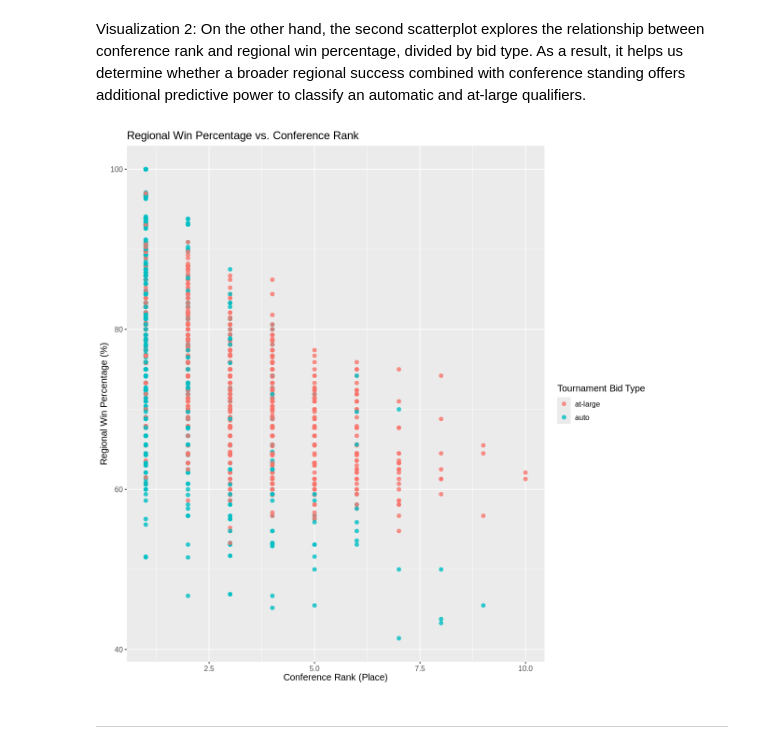
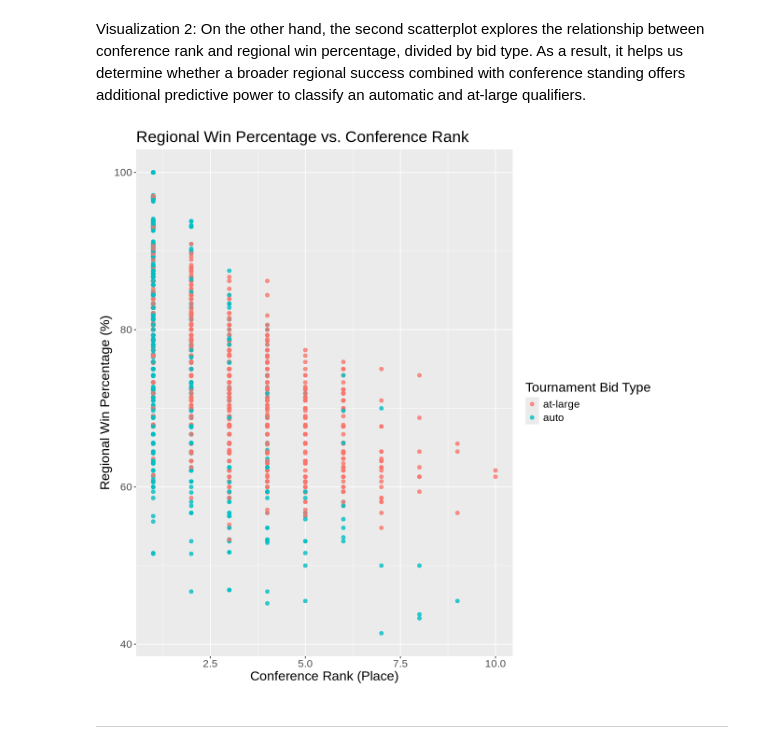
Before and after one commit to cynthyal/dsci-100-project-cynthya-lou, a Jupyter notebook: dsci-100-project-notebook.ipynb, the cells around one changed output. Cells and saved outputs as stored; diff of their text form; code cells hidden in the pictures.

```diff
--- a/dsci-100-project-notebook.ipynb
+++ b/dsci-100-project-notebook.ipynb
@@ -354,15 +354,15 @@ Visualization 2: On the other hand, the second scatterplot explores the relation
 # %%
 relation_plot2_bid_data <- bid_data |>
                             ggplot(aes(x = conf_rank, y = reg_wins_pct, color = bid)) +
   geom_point(alpha = 0.8, size = 2) +
   labs(title = "Regional Win Percentage vs. Conference Rank",
     x = "Conference Rank (Place)",
     y = "Regional Win Percentage (%)",
     color = "Tournament Bid Type") +
-    theme(text = element_text(size = 12))
+    theme(text = element_text(size = 17))
 relation_plot2_bid_data
 # %% [output]
-[figure, old version]
+[figure, new version]
 # %% [markdown]
 ------
 # %% [markdown]
```
Also changed, not shown: parts of 4 cells of this notebook.
